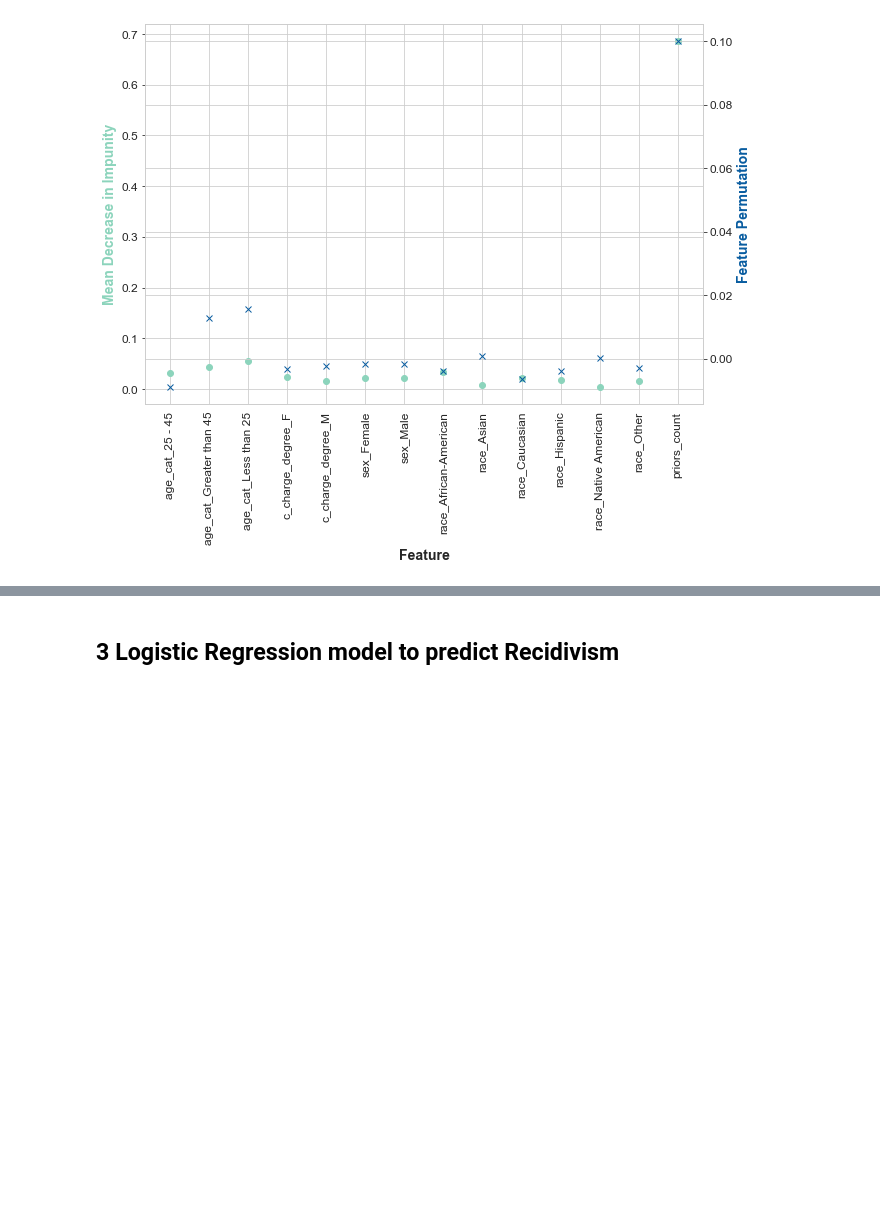
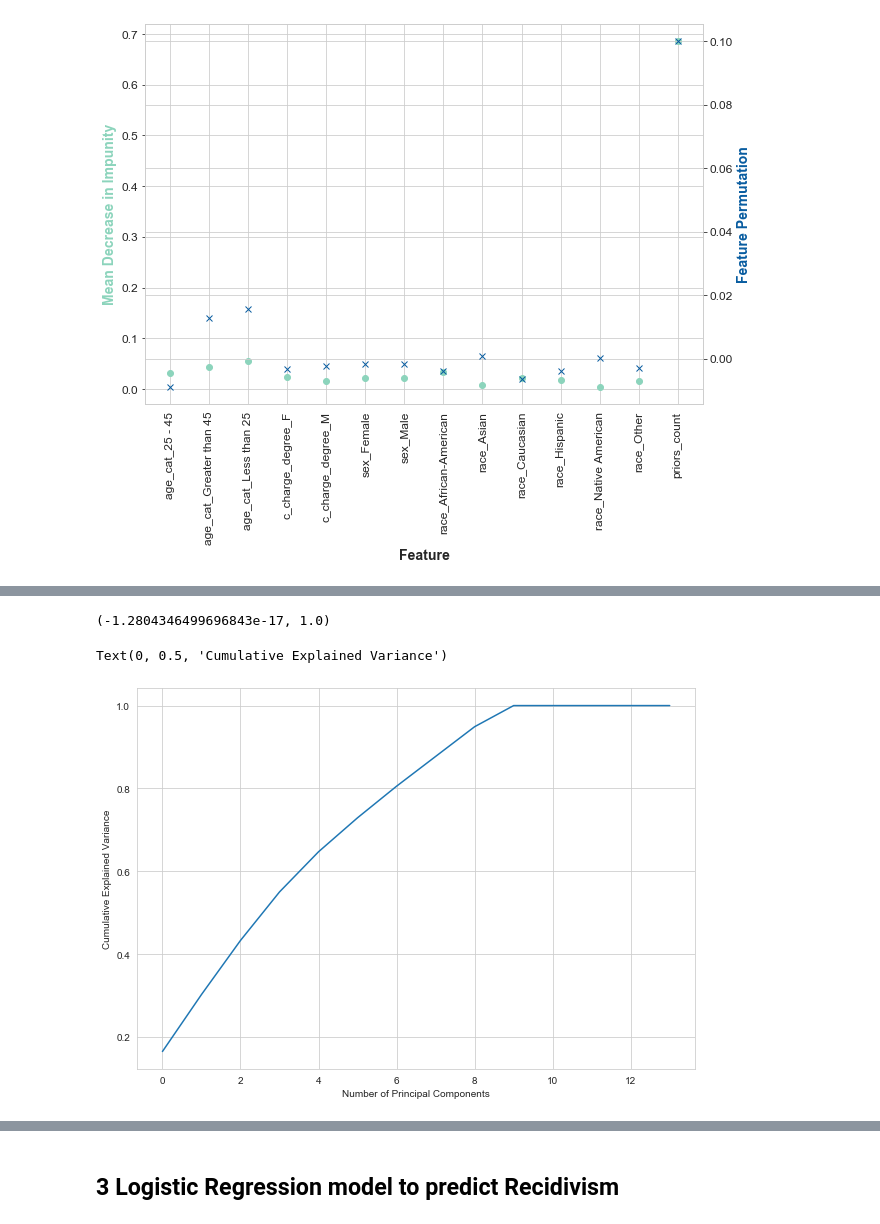
Before and after one commit to megantennies/FYP, a Jupyter notebook: FYP_CODE.ipynb, the cells around one changed output, grey strips where cells are left out. Drawn from its saved outputs; the diff is of its cells as text; code cells hidden in the pictures; blank space fills up the shorter version.

```diff
--- a/FYP_CODE.ipynb
+++ b/FYP_CODE.ipynb
@@ -416,0 +438,4 @@ Support for multi-dimensional indexing (e.g. `obj[:, None]`) is deprecated and w
+# %%
+concat_data['two_year_recid'].replace(0, 'No Recid', inplace = True)
+concat_data['two_year_recid'].replace(1, 'Recid', inplace = True)
+concat_data.head()
@@ -416,0 +449,8 @@ Support for multi-dimensional indexing (e.g. `obj[:, None]`) is deprecated and w
+# %%
+x = concat_data.loc[:, concat_data.columns != 'two_year_recid'].values
+x = StandardScaler().fit_transform(x)
+# %%
+# checking to see that the normalised data has a mean of 0 and standard deviation of 1
+np.mean(x), np.std(x)
+# %% [output]
+(-1.2804346499696843e-17, 1.0)
@@ -416,0 +459,11 @@ Support for multi-dimensional indexing (e.g. `obj[:, None]`) is deprecated and w
+# %%
+pca = PCA().fit(x)
+# %%
+plt.figure(figsize = (10, 7))
+plt.plot(np.cumsum(pca.explained_variance_ratio_))
+plt.xlabel('Number of Principal Components')
+plt.ylabel('Cumulative Explained Variance')
+# this curve quantifies how much of the total, 14-dimensional variance is contained within the first N components
+# %% [output]
+Text(0, 0.5, 'Cumulative Explained Variance')
+[figure, added]
```
Also changed, not shown: parts of 17 cells of this notebook, 2 other files.
